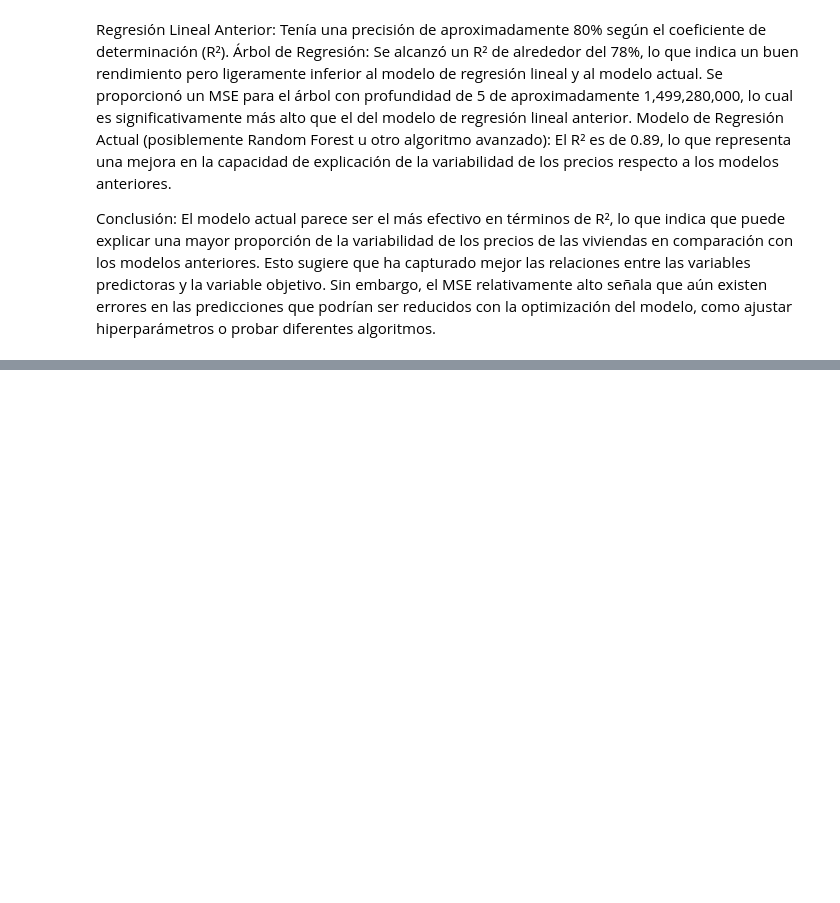
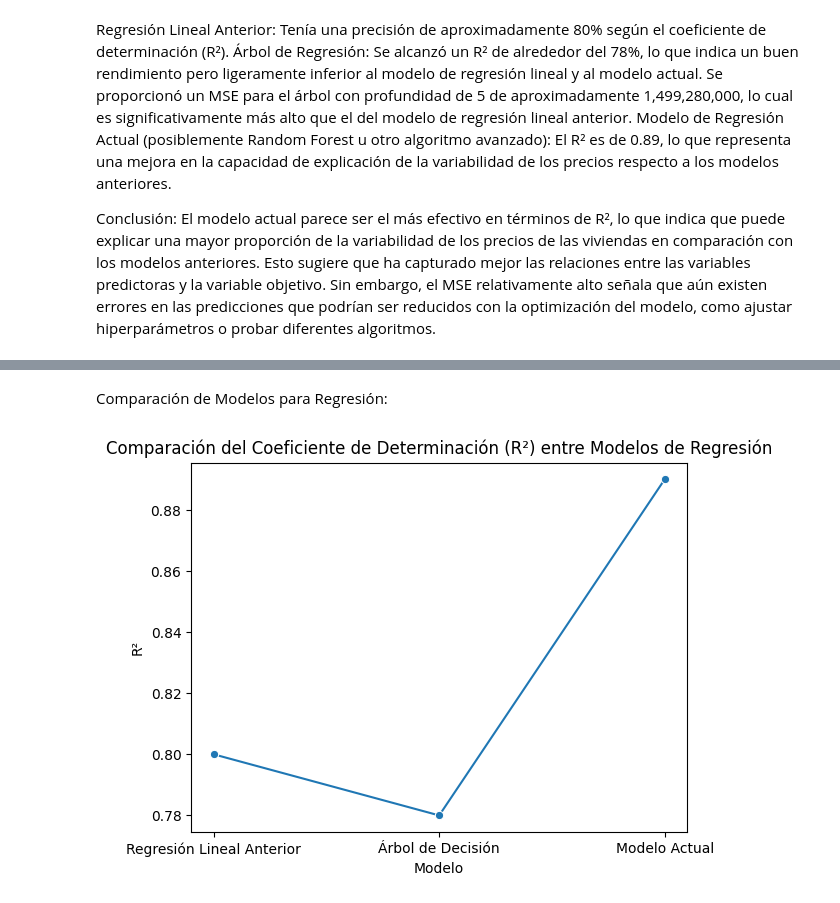
Before and after one commit to AGM54/minhoj, a Jupyter notebook: Model.ipynb, the cells around one changed output, grey strips where cells are left out. Saved outputs shown, nothing was run; the diff lists cells and outputs as text; code cells hidden in the pictures; blank space fills up the shorter version.

```diff
--- a/Model.ipynb
+++ b/Model.ipynb
@@ -427,0 +486,12 @@ El modelo actual parece ser el más efectivo en términos de R², lo que indica
+# %% [markdown]
+Comparación de Modelos para Regresión:
+# %%
+regression_results = pd.DataFrame({
+    'Modelo': ['Regresión Lineal Anterior', 'Árbol de Decisión', 'Modelo Actual'],
+    'R²': [0.80, 0.78, 0.89]
+})
+sns.lineplot(x='Modelo', y='R²', data=regression_results, marker='o')
+plt.title("Comparación del Coeficiente de Determinación (R²) entre Modelos de Regresión")
+plt.show()
+# %% [output]
+[figure, added]
```
Also changed, not shown: parts of 5 cells of this notebook.
